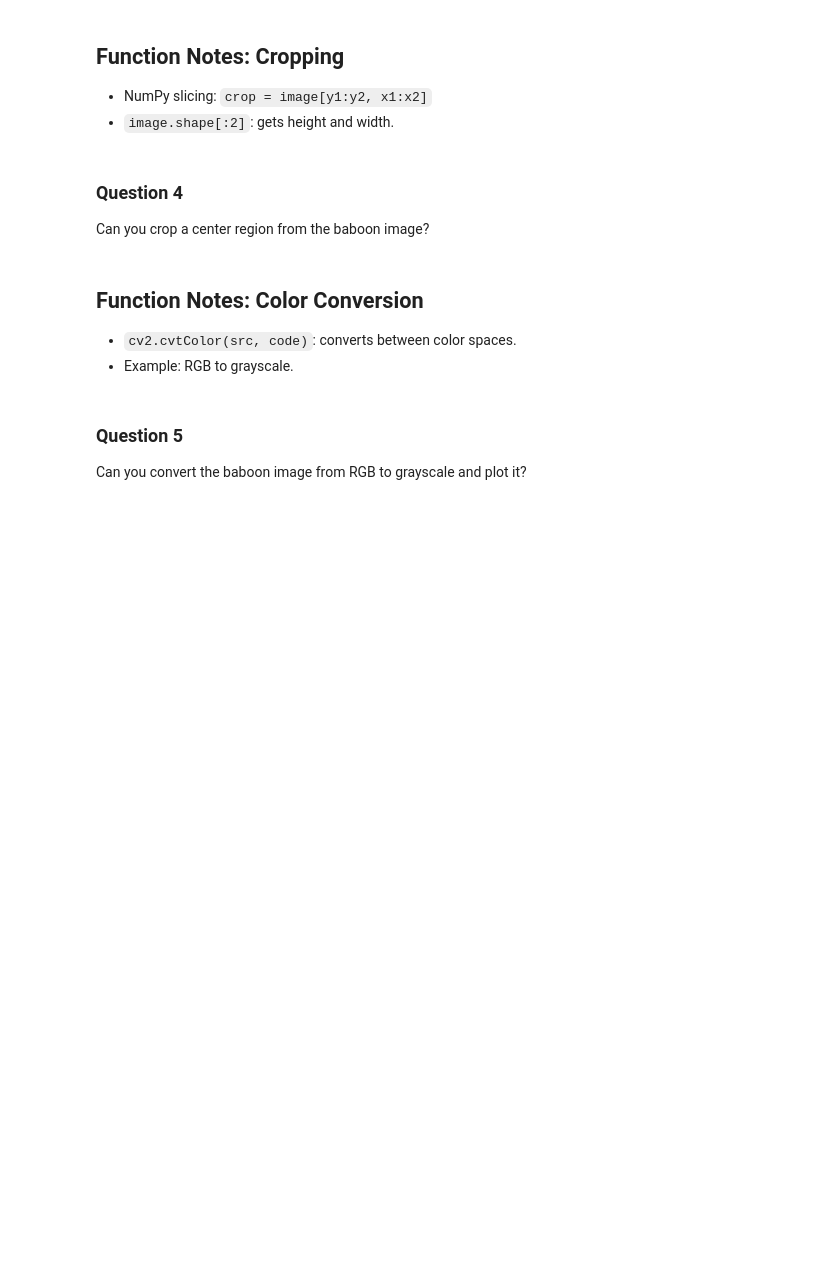
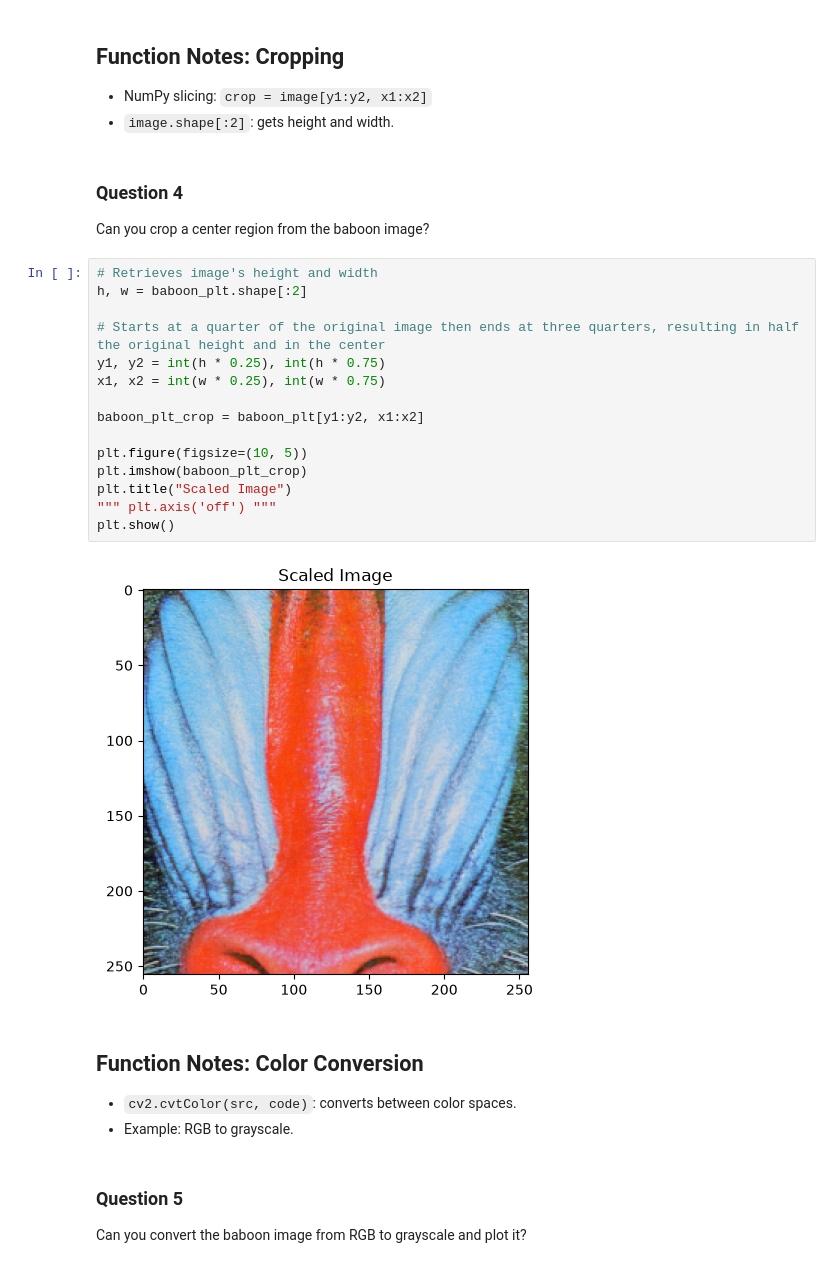
Before and after one commit to evanzkl/LENA, a Jupyter notebook: assignment/A2/image_processing_assignment_blank.ipynb, the cells around one changed output. Drawn from its saved outputs; the diff is of its cells as text; blank space fills up the shorter version.

```diff
--- a/assignment/A2/image_processing_assignment_blank.ipynb
+++ b/assignment/A2/image_processing_assignment_blank.ipynb
@@ -69,6 +85,23 @@ ax2.imshow(baboon_plt)
 # %% [markdown]
 ### Question 4
 Can you crop a center region from the baboon image?
+# %%
+# Retrieves image's height and width
+h, w = baboon_plt.shape[:2]
+
+# Starts at a quarter of the original image then ends at three quarters, resulting in half the original height and in the center
+y1, y2 = int(h * 0.25), int(h * 0.75)
+x1, x2 = int(w * 0.25), int(w * 0.75)
+
+baboon_plt_crop = baboon_plt[y1:y2, x1:x2]
+
+plt.figure(figsize=(10, 5))
+plt.imshow(baboon_plt_crop)
+plt.title("Scaled Image")
+""" plt.axis('off') """
+plt.show()
+# %% [output]
+[figure, added]
 # %% [markdown]
 ## Function Notes: Color Conversion
 - `cv2.cvtColor(src, code)`: converts between color spaces.
```
Also changed, not shown: parts of 1 cell of this notebook.
